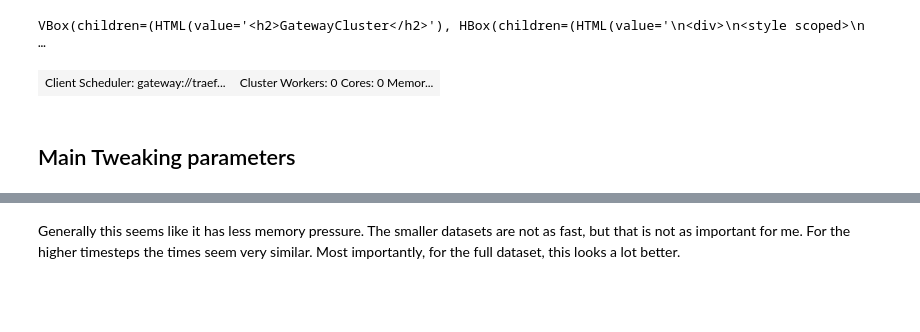
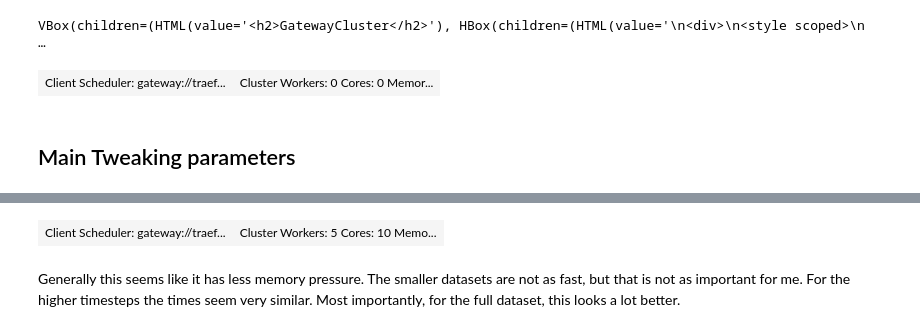
Before and after one commit to ocean-transport/coiled_collaboration, a Jupyter notebook: notebooks/jbusecke_2d_xhistogram/jbusecke_2d_xhistogram_debug_2021_05_03.ipynb, the cells around one changed output, grey strips where cells are left out. Saved outputs shown, nothing was run; the diff lists cells and outputs as text; code cells hidden in the pictures; blank space fills up the shorter version.

```diff
--- a/notebooks/jbusecke_2d_xhistogram/jbusecke_2d_xhistogram_debug_2021_05_03.ipynb
+++ b/notebooks/jbusecke_2d_xhistogram/jbusecke_2d_xhistogram_debug_2021_05_03.ipynb
@@ -145,3 +147,7 @@ mapper_full_nospill = fsspec.get_mapper(f'{PANGEO_SCRATCH}/test_2d_xhistogram-fu
+# %%
+client.restart()
+# %% [output]
+| Client Scheduler: gateway://traef... | Cluster Workers: 5 Cores: 10 Memo... |
 # %% [markdown]
 Generally this seems like it has less memory pressure. The smaller datasets are not as fast, but that is not as important for me. For the higher timesteps the times seem very similar.
 Most importantly, for the full dataset, this looks a lot better.
```
Also changed, not shown: parts of 13 cells of this notebook, 1 other file.
